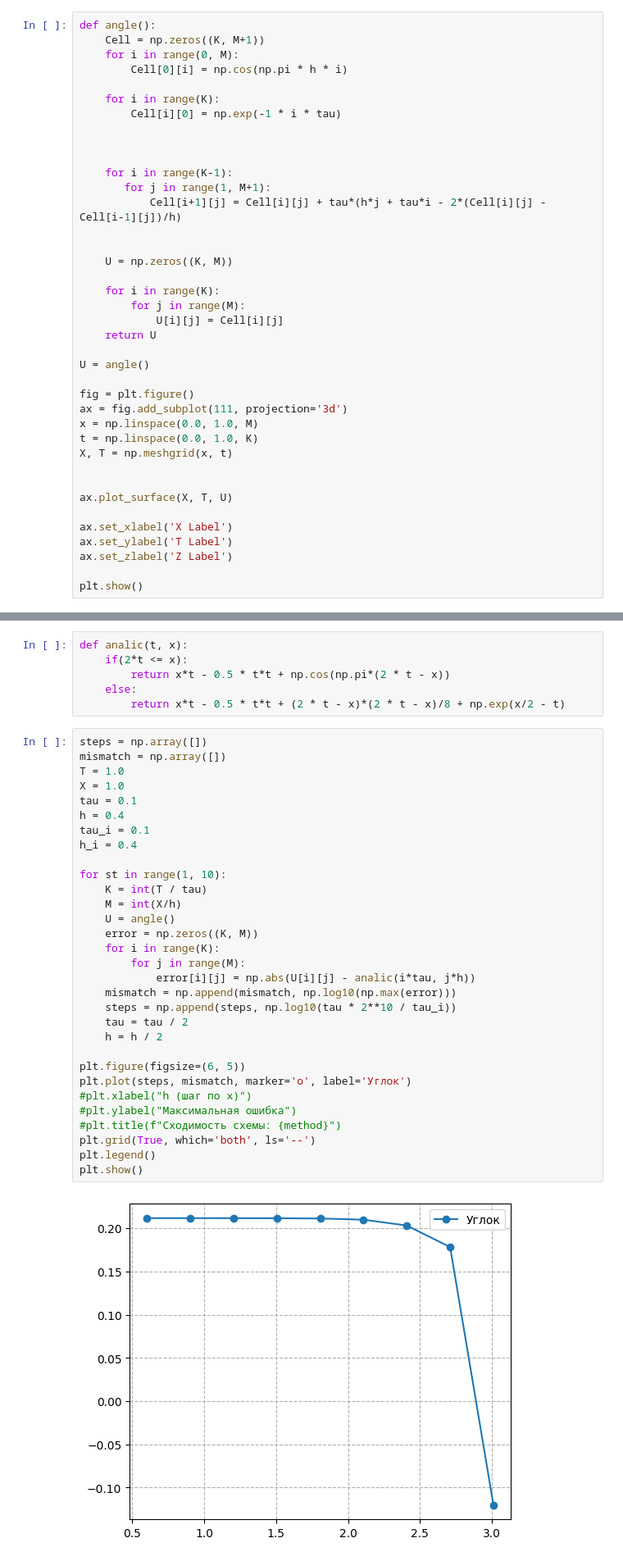
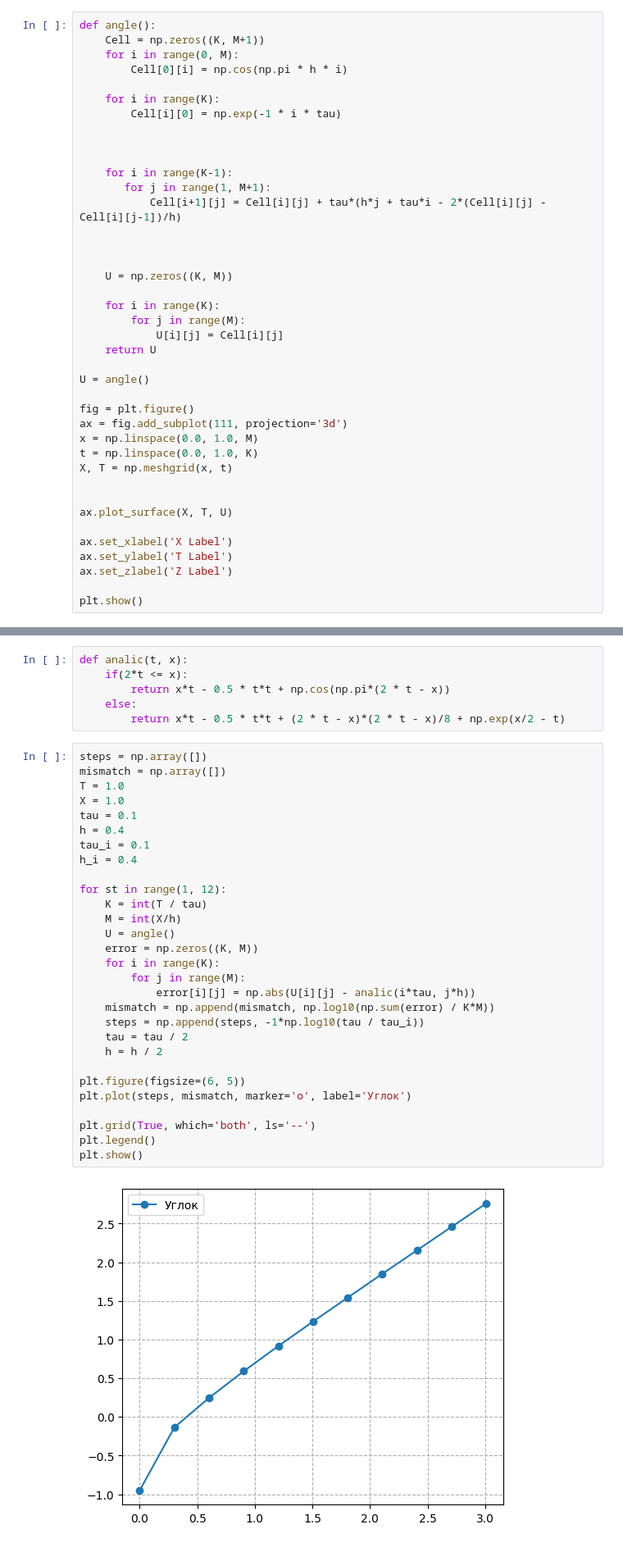
Before and after one commit to NeroMipt/Computational-math, a Jupyter notebook: lab5.ipynb, the cells around one changed output, grey strips where cells are left out. Shown: that part at 82% size. Cells and saved outputs as stored; diff of their text form.

```diff
--- a/lab5.ipynb
+++ b/lab5.ipynb
@@ -26,7 +26,8 @@ def angle():
 
     for i in range(K-1):
        for j in range(1, M+1):
-           Cell[i+1][j] = Cell[i][j] + tau*(h*j + tau*i - 2*(Cell[i][j] - Cell[i-1][j])/h)
+           Cell[i+1][j] = Cell[i][j] + tau*(h*j + tau*i - 2*(Cell[i][j] - Cell[i][j-1])/h)
+
 
 
     U = np.zeros((K, M))
@@ -158,33 +146,31 @@ def analic(t, x):
 # %%
 steps = np.array([])
 mismatch = np.array([])
 T = 1.0
 X = 1.0
 tau = 0.1
 h = 0.4
 tau_i = 0.1
 h_i = 0.4
 
-for st in range(1, 10):
+for st in range(1, 12):
     K = int(T / tau)
     M = int(X/h)
     U = angle()
     error = np.zeros((K, M))
     for i in range(K):
         for j in range(M):
             error[i][j] = np.abs(U[i][j] - analic(i*tau, j*h))
-    mismatch = np.append(mismatch, np.log10(np.max(error)))
-    steps = np.append(steps, np.log10(tau * 2**10 / tau_i))
+    mismatch = np.append(mismatch, np.log10(np.sum(error) / K*M))
+    steps = np.append(steps, -1*np.log10(tau / tau_i))
     tau = tau / 2
     h = h / 2
 
 plt.figure(figsize=(6, 5))
 plt.plot(steps, mismatch, marker='o', label='Углок')
-#plt.xlabel("h (шаг по x)")
-#plt.ylabel("Максимальная ошибка")
-#plt.title(f"Сходимость схемы: {method}")
+
 plt.grid(True, which='both', ls='--')
 plt.legend()
 plt.show()
 # %% [output]
-[figure, old version]
+[figure, new version]
```
Also changed, not shown: parts of 4 cells of this notebook.
